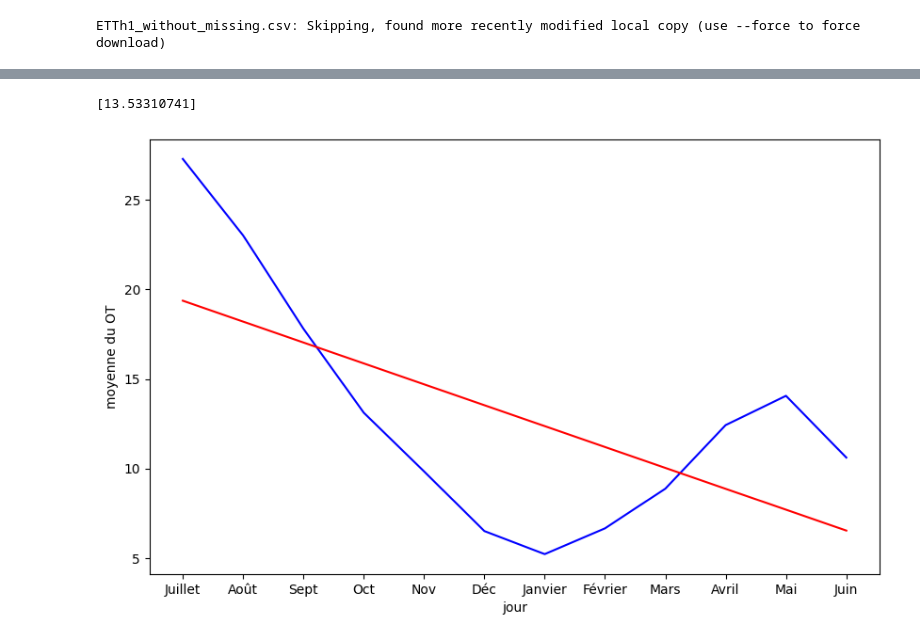
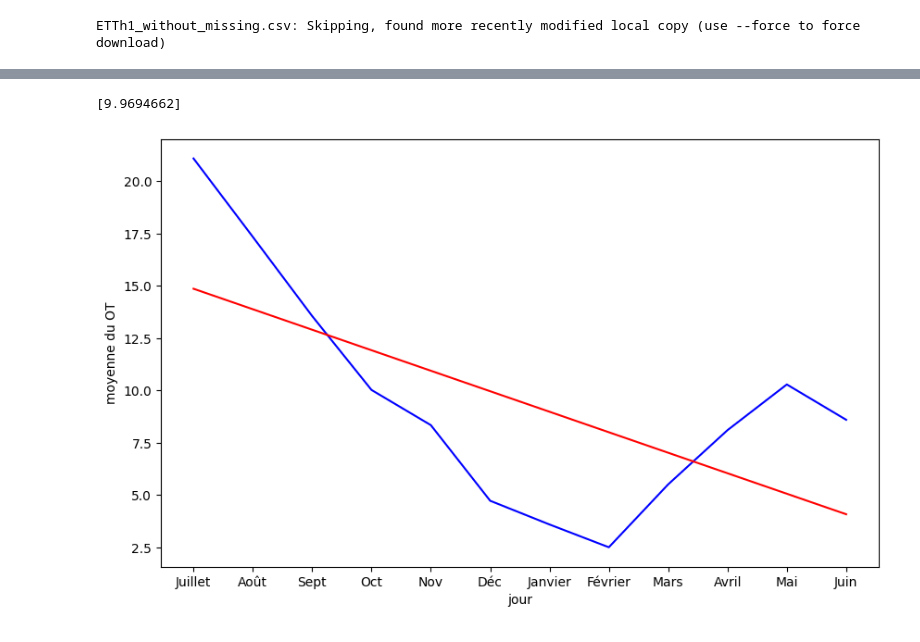
Before and after one commit to momoWantLearn/time_series_classification, a Jupyter notebook: main.ipynb, the cells around one changed output, grey strips where cells are left out. Drawn from its saved outputs; the diff is of its cells as text; code cells hidden in the pictures.

```diff
--- a/main.ipynb
+++ b/main.ipynb
@@ -28,7 +28,8 @@ def partionnage(chemin):
 
 
 data=partionnage('ETTh1_without_missing.csv')
-#dataFinale=partionnage('ETTh1_without_missing.csv')
-#data={cle: valeur for i, (cle, valeur) in enumerate(data.items()) if i < len(data) - 100}
+dataFinale=partionnage('ETTh1_without_missing.csv')
+data={cle: valeur for i, (cle, valeur) in enumerate(data.items()) if i < len(data) - 100}
+data=data={cle: valeur for i, (cle, valeur) in enumerate(data.items()) if i > 8659} #1 an
 print(data)
 # %% [output]
@@ -146,7 +143,7 @@ def graphOTbyDay(data):
     plt.ylabel('moyenne du OT')
     plt.show()
 # %%
-def meanByMonth(data):
+def meanByMonth2year(data):
     OTmean=[0 for i in range(int((len(data)-16)/(24*31))+1)]
     numberOfDay=0
     month=0
@@ -162,7 +159,19 @@ def meanByMonth(data):
     for i in range(0,12):
         OTmonth[i]=(OTmean[i]+OTmean[i+12])/2
     return OTmonth
-
+def meanByMonth(data):
+    OTmean=[0 for i in range(int((len(data)-16)/(24*30))+1)]
+    numberOfDay=0
+    month=0
+    for i,k in data.items():
+        OTmean[numberOfDay]=OTmean[numberOfDay]+k["OT"]
+        month=month+1
+        if(month==24*30):
+            month=0
+            OTmean[numberOfDay]=OTmean[numberOfDay]/(24*30)
+            numberOfDay=numberOfDay+1
+    OTmean[len(OTmean)-1]=OTmean[len(OTmean)-1]/((24*30)+16)
+    return OTmean
 
 def graphOTbyMonth(data):
     plt.figure(figsize=(10, 6))
@@ -186,35 +195,35 @@ def graphOTbyMonth(data):
     plt.show()
 
 def LinearRegressionOfMonth(data):
     plt.figure(figsize=(10, 6))
     AllMonth=[
     "Juillet",
     "Août",
     "Sept",
     "Oct",
     "Nov",
     "Déc",
     "Janvier",
     "Février",
     "Mars",
     "Avril",
     "Mai",
     "Juin"
 ]
     regression_model = LinearRegression()
     regression_model.fit(np.array([i for i in range(len(meanByMonth(data)))]).reshape(-1, 1), meanByMonth(data))
     #y_predicted = regression_model.predict(np.array([[0]]))
     print(regression_model.predict(np.array([[5]])))
     plt.plot(AllMonth,meanByMonth(data),color='b', label='Courbe 2')
     plt.plot(AllMonth,[regression_model.predict(np.array([[i]])) for i in range(12)],color='r', label='Regression lineaire')
     plt.xlabel('jour')
     plt.ylabel('moyenne du OT')
     plt.show()
 
 LinearRegressionOfMonth(data)
 # %% [output]
-[13.53310741]
+[9.9694662]
-[figure, old version]
+[figure, new version]
 # %%
 def LinearRegressionOfSummerGraph(data):
     plt.figure(figsize=(10, 6))
```
Also changed, not shown: parts of 6 cells of this notebook, 4 other files.
